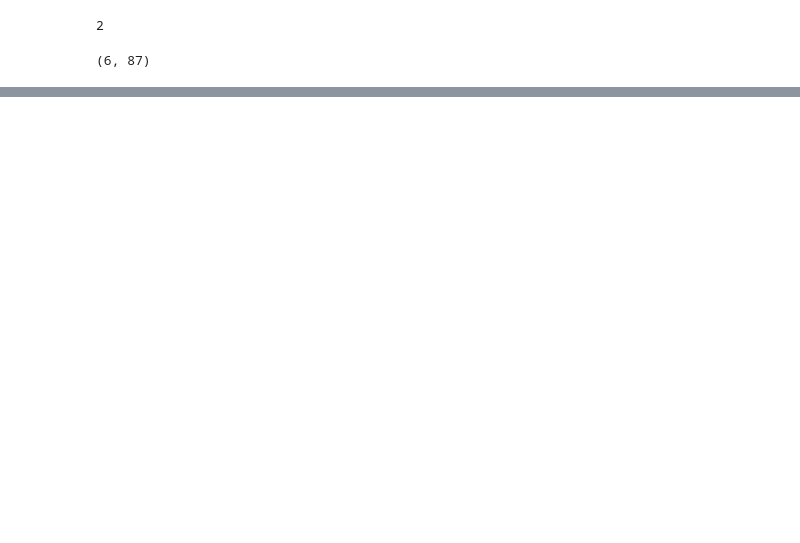
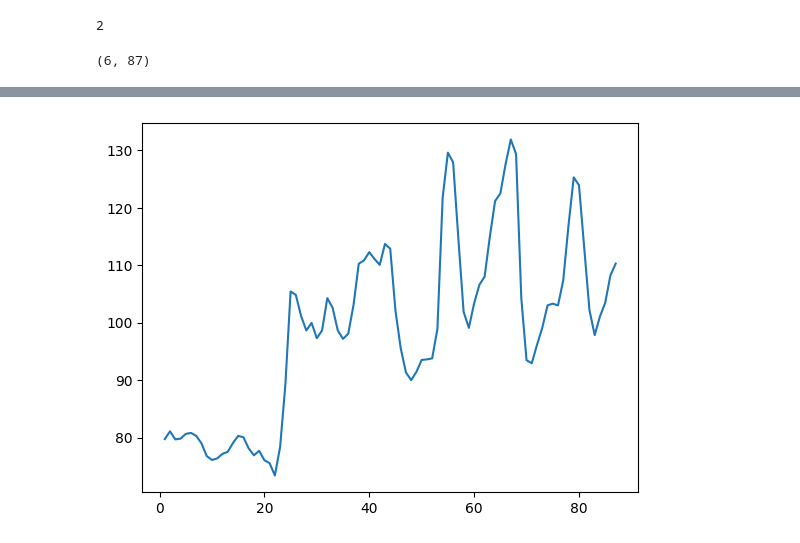
Before and after one commit to RubenAndreeB/AluraCourse, a Jupyter notebook: 02_NumPy_AnalisisNumericos/AnalisisNumerico_01.ipynb, the cells around one changed output, grey strips where cells are left out. Drawn from its saved outputs; the diff is of its cells as text; code cells hidden in the pictures; blank space fills up the shorter version.

```diff
--- a/02_NumPy_AnalisisNumericos/AnalisisNumerico_01.ipynb
+++ b/02_NumPy_AnalisisNumericos/AnalisisNumerico_01.ipynb
@@ -18,0 +88,8 @@ datos_transpuestos = datos.T
+# %%
+fechas = np.arange(1,88,1)
+# %%
+# Grafica para solo Moscu
+plt.plot(fechas, precios[:,0])
+plt.show()
+# %% [output]
+[figure, added]
```
Also changed, not shown: parts of 11 cells of this notebook.
